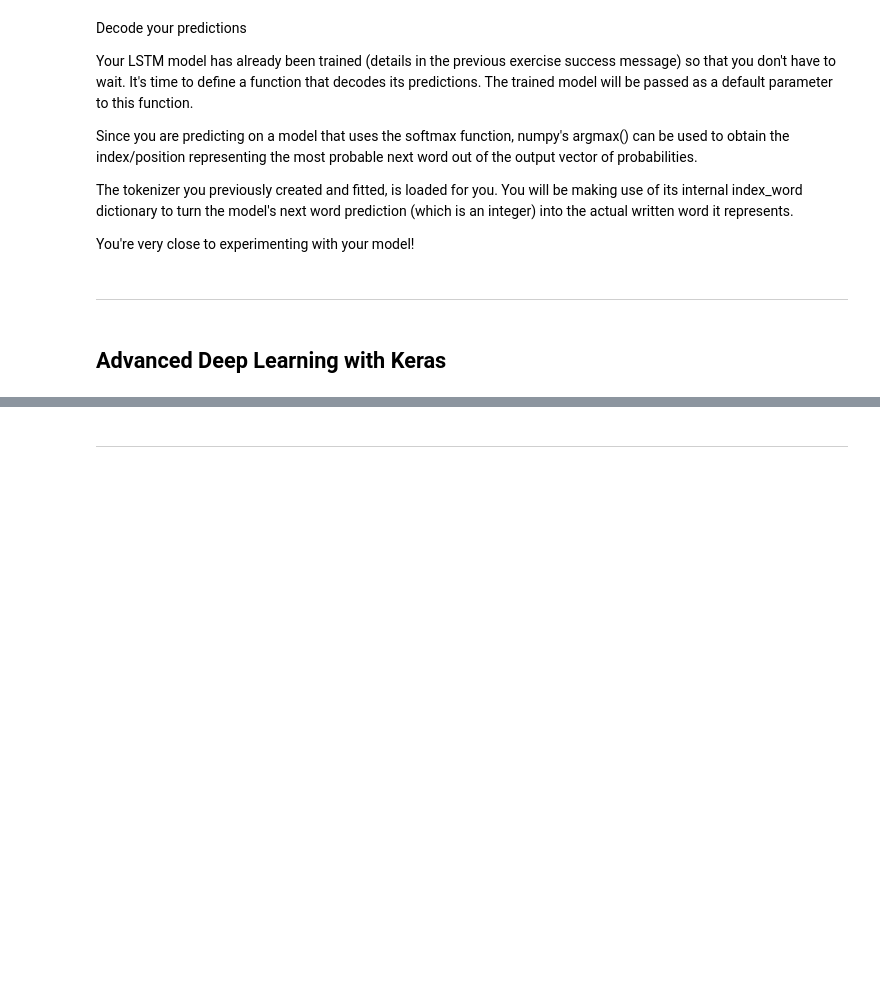
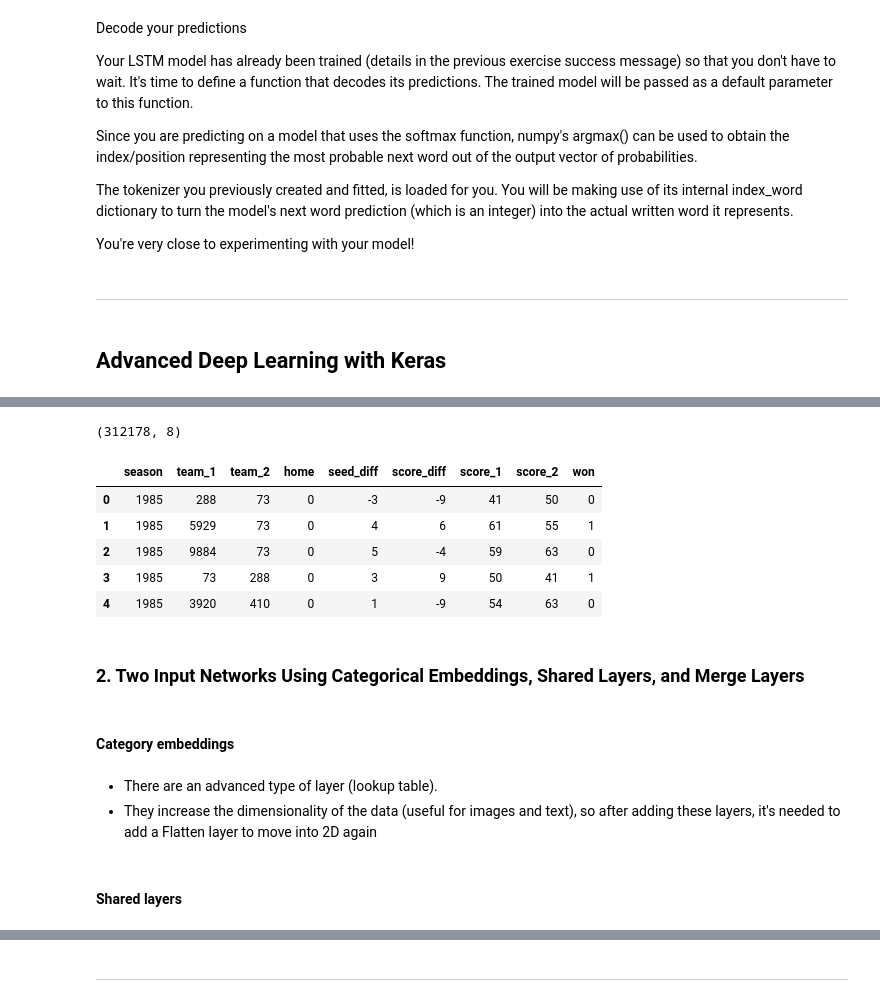
Before and after one commit to luislerma5593/Learning, a Jupyter notebook: Python/Deep_Learning.ipynb, the cells around one changed output, grey strips where cells are left out. Saved outputs shown, nothing was run; the diff lists cells and outputs as text; code cells hidden in the pictures; blank space fills up the shorter version.

```diff
--- a/Python/Deep_Learning.ipynb
+++ b/Python/Deep_Learning.ipynb
@@ -2109,0 +2123,22 @@ def predict_text(test_text, model = model):
+# %%
+print(game_season.shape)
+# %% [output]
+(312178, 8)
+# %%
+games_tourney = pd.read_csv(r"C:\Users\LLerma\Documents\GitHub\Learning\Datasets\basketball_data\games_tourney.csv")
+game_tourney = pd.read_csv(r"C:\Users\LLerma\Documents\GitHub\Learning\Datasets\basketball_data\games_tourney.csv")
+games_tourney.head()
+# %% [output]
+|  | season | team_1 | team_2 | home | seed_diff | score_diff | score_1 | score_2 | won |
+| 0 | 1985 | 288 | 73 | 0 | -3 | -9 | 41 | 50 | 0 |
+| 1 | 1985 | 5929 | 73 | 0 | 4 | 6 | 61 | 55 | 1 |
+| 2 | 1985 | 9884 | 73 | 0 | 5 | -4 | 59 | 63 | 0 |
+| 3 | 1985 | 73 | 288 | 0 | 3 | 9 | 50 | 41 | 1 |
+| 4 | 1985 | 3920 | 410 | 0 | 1 | -9 | 54 | 63 | 0 |
+# %% [markdown]
+### 2. Two Input Networks Using Categorical Embeddings, Shared Layers, and Merge Layers
+# %% [markdown]
+#### Category embeddings
+# %% [markdown]
+* There are an advanced type of layer (lookup table).
+* They increase the dimensionality of the data (useful for images and text), so after adding these layers, it's needed to add a Flatten layer to move into 2D again
@@ -2109,0 +2163,2 @@ def predict_text(test_text, model = model):
+# %% [markdown]
+#### Shared layers
```
Also changed, not shown: parts of 34 cells of this notebook, 1 other file.
